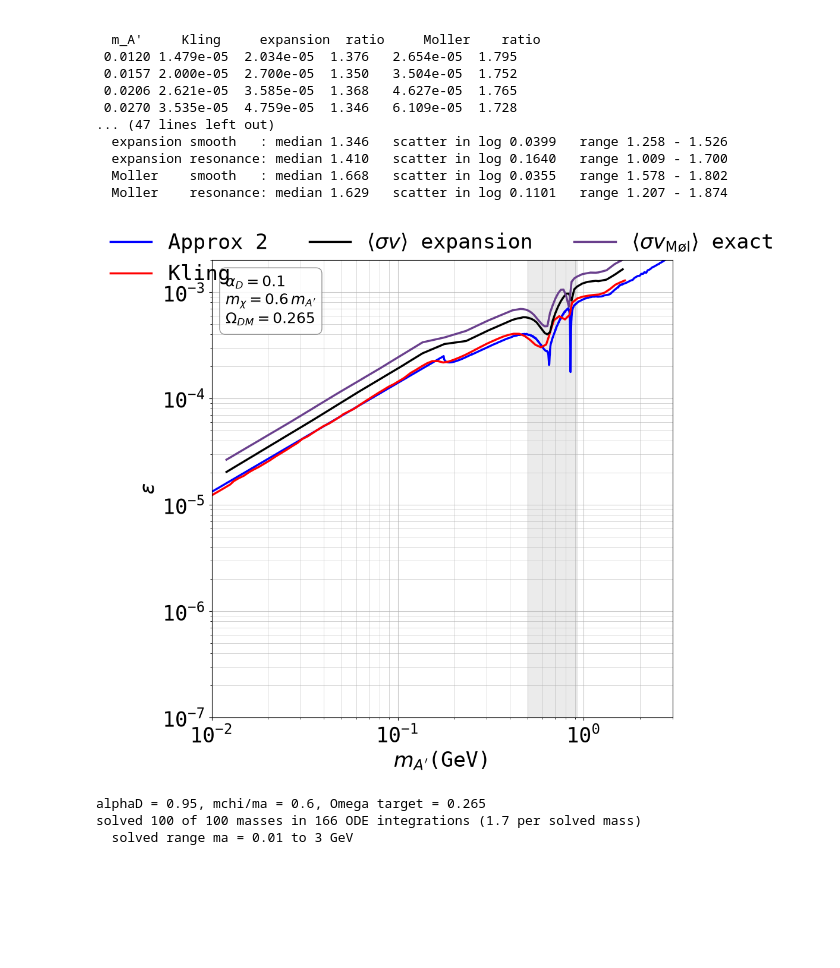
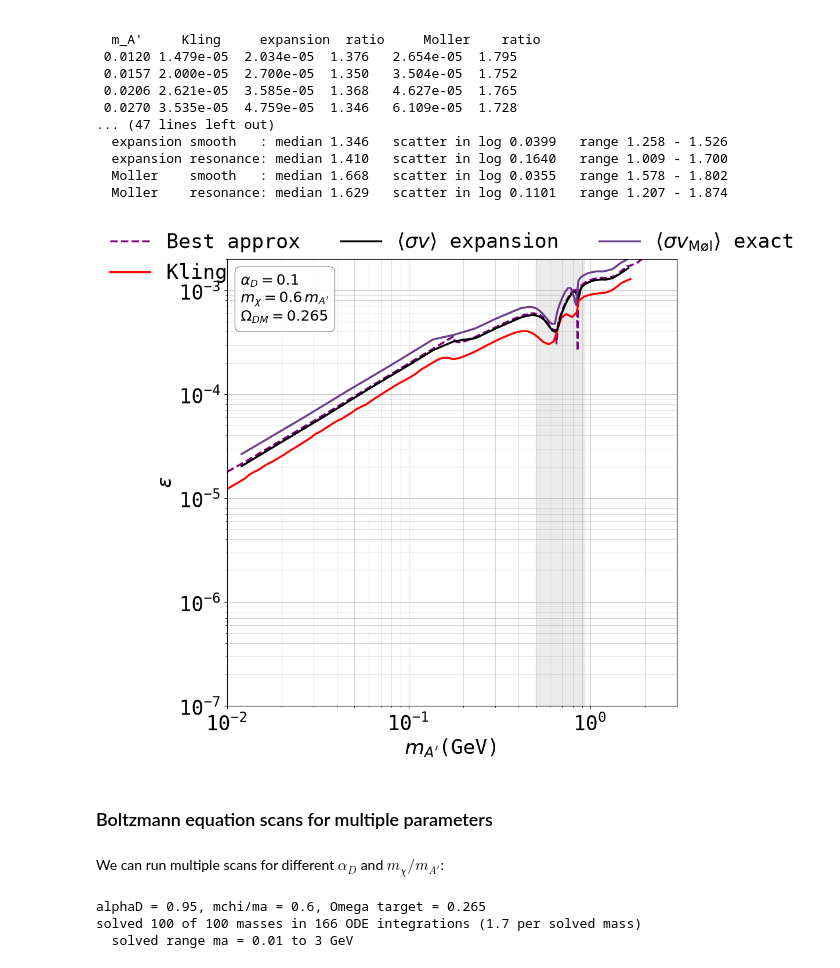
Before and after one commit to sgogoeg/bcgs_internship, a Jupyter notebook: Code/Relic_Abundance.ipynb, the cells around one changed output. Cells and saved outputs as stored; diff of their text form; code cells hidden in the pictures; blank space fills up the shorter version.

```diff
--- a/Code/Relic_Abundance.ipynb
+++ b/Code/Relic_Abundance.ipynb
@@ -1183,45 +1286,3 @@ def Yeqgg(x, g, mchi):
     """
     x = np.asarray(x, dtype=float)
     return 45*g*x**2*kve(2, x)*np.exp(-x)/(4*np.pi**4*gstarsfun(mchi/x))
-# %%
-### Checks on the thermal average, before anything is scanned.
-
-# 1. The Bessel average must fall back on the 6/x velocity expansion as the
-#    gas goes cold. It does, but slowly: the residual is O(v^4)/O(v^2) ~ 10/x
-#    with an O(1) coefficient, so at the freeze out x ~ 20 the expansion is
-#    still tens of percent off. That gap is the reason for this section.
-ma_chk, mchi_chk = 0.05, 0.6*0.05
-print("<sigma v>_Moller / <sigma v>_expansion:")
-for _x in [10, 20, 50, 100, 300, 1000, 3000]:
-    _gg = sigmav_moller(_x, 1.0, ma_chk, alpha, alphaD, mchi_chk)
-    _ex = float(sigmavrel(1.0, ma_chk, alpha, alphaD, mchi_chk, _x))
-    print(f"  x = {_x:5g}: {_gg/_ex:.5f}   (1 - ratio)*x = {(1 - _gg/_ex)*_x:6.2f}")
-
-# 2. The quadrature itself, against a much finer grid and a longer tail. No
-#    sensitivity to where the tail is cut, which is what says GG_UCUT is far
-#    enough out.
-_ref = sigmav_moller(20, 1.0, ma_chk, alpha, alphaD, mchi_chk, ucut=120, nodes=64001)
-for _n in [1001, 4001, 16001]:
-    _v = sigmav_moller(20, 1.0, ma_chk, alpha, alphaD, mchi_chk, nodes=_n)
-    print(f"  nodes = {_n:6g}: relative error {abs(_v/_ref - 1):.2e}")
-
-# 3. dYdx and dYdxgg must differ by exactly the ratio of their cross
-#    sections and nothing else, since both route through dYdxcore. Checked
-#    rather than assumed, because it is the claim the whole comparison rests
-#    on: any later difference between the two lines is the averaging.
-print("dYdxgg/dYdx against <sigma v>_Moller/<sigma v>_expansion:")
-for _x in [12, 25, 60]:
-    _r = (float(dYdxgg(_x, 1e-10, 2, 1e-3, 0.1, alpha, alphaD, 0.06))
-          / float(dYdx(_x, 1e-10, 2, 1e-3, 0.1, alpha, alphaD, 0.06)))
-    _rs = (sigmav_moller(_x, 1e-3, 0.1, alpha, alphaD, 0.06)
-           / float(sigmavrel(1e-3, 0.1, alpha, alphaD, 0.06, _x)))
-    print(f"  x = {_x:3g}: rhs ratio {_r:.10f}   sigma v ratio {_rs:.10f}")
-
-# 4. What the entropy term is worth in the base equation. Small away from the
-#    QCD transition, but it is exactly what the -3s/x form drops.
-print("ds/dx over its -3s/x limit:")
-for _x in [5, 20, 100]:
-    _m = 0.6*0.3
-    print(f"  x = {_x:4g} (T = {_m/_x:.4f} GeV):"
-          f" {float(dsdx(_x, _m))/(-3*float(s(_m, _x))/_x):.4f}"
-          f"   d ln g*s/d ln T = {float(dlogglogT(_m/_x)):+.4f}")
@@ -1499,7 +1474,7 @@ ax.grid(True, which='minor', linestyle='-', linewidth=0.5, alpha=0.75)
 
 ax.set_axisbelow(True) # Ensure grid is below data
 
-plt.plot(ma, eps_approx_1, color = 'blue', linewidth = 2.5, label = r"Approx 2")
+plt.plot(ma, eps_approx_3, linestyle='--', color = 'purple', linewidth = 2.5, label = r"Best approx")
 
 plt.plot(ma_kling, eps_kling, color = 'red', linewidth = 2.5,
          label = r"Kling")
@@ -1524,34 +1499,38 @@ ax.text(0.03, 0.97,
 handles, labels = ax.get_legend_handles_labels() # get all legend items
 desired_order = range(len(handles))  # change the order of legend elements
 
 ax.legend(
     [handles[i] for i in desired_order],
     [labels[i] for i in desired_order],
     loc = 'upper center',
     bbox_to_anchor = (0.5, 1.10),  # center top, above axes
     ncol = 3,                      # spread horizontally
     frameon = False                # removes legend border
 )
 
 # Define how much to zoom out from the data plotting range (cm):
 x_min = 1e-2
 x_max = 3
 x_range = x_max - x_min
 
 y_min = 1e-7
 y_max = 2e-3
 y_range = y_max - y_min
 
 
 # Set the new plotting limits explicitly
 ax.set_xbound(x_min, x_max)
 ax.set_ybound(y_min, y_max)
 
 # Save and show the figure:
 plt.savefig("figures/relic_abundance_moller_0.pdf", bbox_inches='tight')
 plt.show()
 # %% [output]
-[figure, old version]
+[figure, new version]
+# %% [markdown]
+### Boltzmann equation scans for multiple parameters
+# %% [markdown]
+We can run multiple scans for different $\alpha_D$ and $m_\chi/m_{A'}$:
 # %%
 ma_scan2 = np.logspace(np.log10(1e-2), np.log10(3.0), 100)
 vare_lo2, vare_hi2 = 1e-7, 2e-3
```
Also changed, not shown: parts of 25 cells of this notebook, 11 other files.
